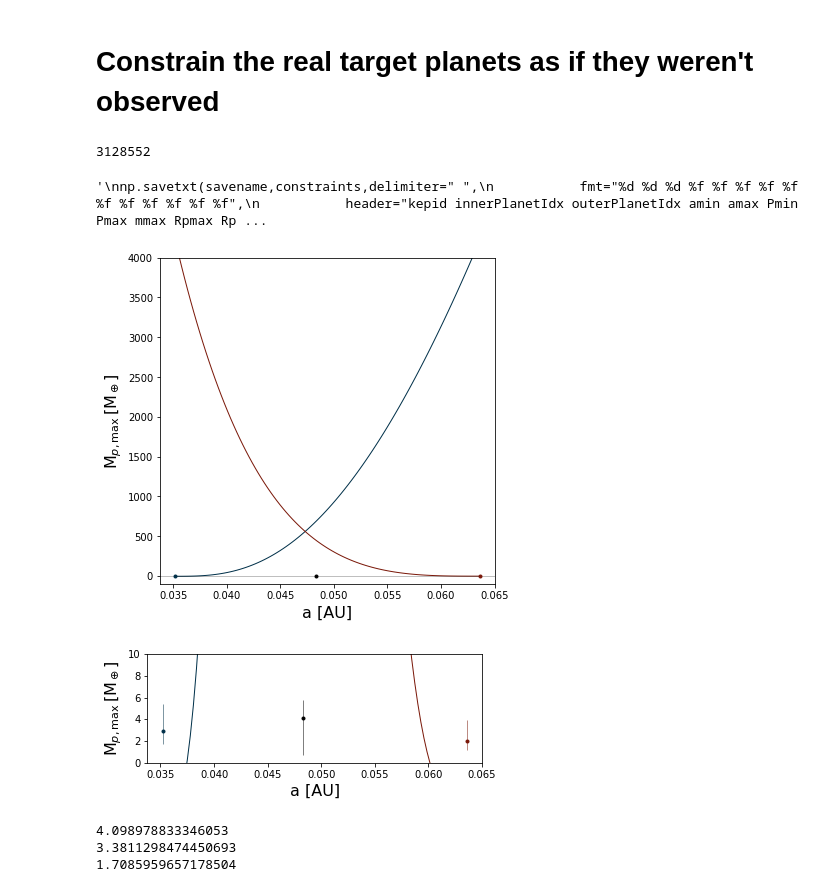
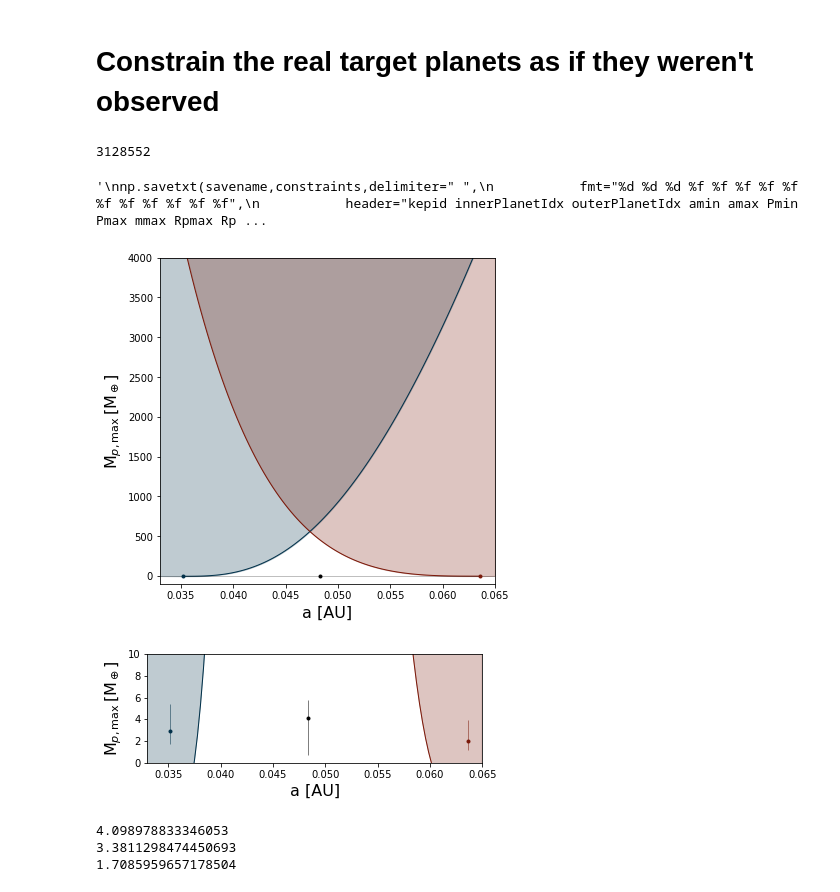
Before and after one commit to esandford/mmi-tagger, a Jupyter notebook: planettagger/constrainProperties.ipynb, the cells around one changed output. Cells and saved outputs as stored; diff of their text form; code cells hidden in the pictures.

Commit message:
shading in kepler-1073c plot

```diff
--- a/planettagger/constrainProperties.ipynb
+++ b/planettagger/constrainProperties.ipynb
@@ -379,8 +383,8 @@ kepids_toloop = unique_kepid
 savename = "./realPlanets_obs/realKOIs_targetConstraints.txt"
 
 
-#for ID in kepids_toloop[103:104]: for Kepler-1073c plot only!!
-for ID in kepids_toloop:
+for ID in kepids_toloop[103:104]: # for Kepler-1073c plot only!!
+#for ID in kepids_toloop:
     print(ID)
     thisSystem_mask = (kepids == ID)
     thisSystem_idxs = idxs[thisSystem_mask]
@@ -502,8 +506,8 @@ for ID in kepids_toloop:
 
         Mstar = KOIs['koi_smass'][thisSystem_idxs[0]] * 333030 # Earth masses
 
-        for j in range(0,count-2):
-        #for j in range(1): # for Kepler-1073c plot only!!
+        #for j in range(0,count-2):
+        for j in range(1): # for Kepler-1073c plot only!!
             constrainedPlanet = np.zeros((14))
             constrainedPlanet[0] = ID
             constrainedPlanet[1] = j+1
@@ -567,7 +571,7 @@ for ID in kepids_toloop:
             constrainedPlanet[12] = Rplus/Rstar
             constrainedPlanet[13] = Rminus/Rstar
 
-            '''
+
             #print(mmax/317.8)#jupiter masses---i.e. is this a meaningful constraint?
 
             fig = plt.figure(figsize=(6,6))
@@ -575,58 +579,75 @@ for ID in kepids_toloop:
             plt.errorbar(x=.0352,y=2.88,yerr=np.atleast_2d(np.array((1.15,2.49))).T,color='#003049',marker='.',capsize=0,elinewidth=0.5)
             plt.errorbar(x=.0636,y=2.0,yerr=np.atleast_2d(np.array((0.85,1.9))).T,color='#7a1809',marker='.',capsize=0,elinewidth=0.5)
 
+            a_allow_ext = np.concatenate((np.atleast_1d(np.array((0.03))),a_allow,np.atleast_1d(np.array((0.065)))))
+            mmax_frominner_ext = np.concatenate((np.atleast_1d(np.array((0.))),mmax_frominner,np.atleast_1d(np.array((mmax_frominner[-1])))))
+            mmax_fromouter_ext = np.concatenate((np.atleast_1d(np.array((mmax_fromouter[0]))),mmax_fromouter,np.atleast_1d(np.array((0.)))))
+
             plt.plot(a_allow,mmax_frominner,ls='-',color='#003049',lw=1)
             plt.plot(a_allow,mmax_fromouter,ls='-',color='#7a1809',lw=1)
+
+            plt.fill_between(a_allow_ext,mmax_frominner_ext,4000*np.ones_like(mmax_frominner_ext),color='#003049',alpha=0.25)
+            plt.fill_between(a_allow_ext,mmax_fromouter_ext,4000*np.ones_like(mmax_frominner_ext),color='#7a1809',alpha=0.25)
+
+            #plt.axvline(a_inner,color='#003049',ls=':')
+            #plt.axvline(a_outer,color='#7a1809',ls=':')
+            #plt.axvline(a_mmax,color='g',ls=':')
+
+            #plt.axhline(m_inner,color='b',ls=':')
+            #plt.axhline(m_outer,color='r',ls=':')
+            #plt.axhline(mmax,color='g',ls=':')
+            plt.axhline(0,color='k',ls='-',alpha=0.5,lw=0.5)
+
+            plt.xlabel(r"a [AU]",fontsize=16)
+            plt.ylabel(r"$\mathrm{M}_{p,\mathrm{max}}\, [\mathrm{M}_\oplus]$",fontsize=16)
+            #plt.title("system = {0}, inner idx = {1}, outer idx = {2}".format(ID,j,j+2))
+            plt.xlim(0.033,0.065)
+            plt.ylim(-100,4000)
+            #plt.show()
+            #plt.yscale("log")
+            plt.savefig("./kepler-1073c_constraints.pdf",fmt="pdf",bbox_inches="tight")
+            #plt.show()
+
+            fig = plt.figure(figsize=(6,2))
+            plt.errorbar(x=.0483,y=4.10,yerr=np.atleast_2d(np.array((3.38,1.71))).T,color='k',marker='.',capsize=0,elinewidth=0.5)
+            plt.errorbar(x=.0352,y=2.88,yerr=np.atleast_2d(np.array((1.15,2.49))).T,color='#003049',marker='.',capsize=0,elinewidth=0.5)
+            plt.errorbar(x=.0636,y=2.0,yerr=np.atleast_2d(np.array((0.85,1.9))).T,color='#7a1809',marker='.',capsize=0,elinewidth=0.5)
+
+            plt.plot(a_allow,mmax_frominner,ls='-',color='#003049',lw=1)
+            plt.plot(a_allow,mmax_fromouter,ls='-',color='#7a1809',lw=1)
+
+            plt.fill_between(a_allow_ext,mmax_frominner_ext,4000*np.ones_like(mmax_frominner_ext),color='#003049',alpha=0.25)
+            plt.fill_between(a_allow_ext,mmax_fromouter_ext,4000*np.ones_like(mmax_frominner_ext),color='#7a1809',alpha=0.25)
+
             #plt.axvline(a_inner,color='#003049',ls=':')
             #plt.axvline(a_outer,color='#7a1809',ls=':')
             #plt.axvline(a_mmax,color='g',ls=':')
 
             #plt.axhline(m_inner,color='b',ls=':')
             #plt.axhline(m_outer,color='r',ls=':')
             #plt.axhline(mmax,color='g',ls=':')
             plt.axhline(0,color='k',ls='-',alpha=0.5,lw=0.5)
             plt.xlabel(r"a [AU]",fontsize=16)
             plt.ylabel(r"$\mathrm{M}_{p,\mathrm{max}}\, [\mathrm{M}_\oplus]$",fontsize=16)
             #plt.title("system = {0}, inner idx = {1}, outer idx = {2}".format(ID,j,j+2))
-            plt.ylim(-100,4000)
-            #plt.show()
-            plt.savefig("./kepler-1073c_constraints.pdf",fmt="pdf",bbox_inches="tight")
-
-            fig = plt.figure(figsize=(6,2))
-            plt.errorbar(x=.0483,y=4.10,yerr=np.atleast_2d(np.array((3.38,1.71))).T,color='k',marker='.',capsize=0,elinewidth=0.5)
-            plt.errorbar(x=.0352,y=2.88,yerr=np.atleast_2d(np.array((1.15,2.49))).T,color='#003049',marker='.',capsize=0,elinewidth=0.5)
-            plt.errorbar(x=.0636,y=2.0,yerr=np.atleast_2d(np.array((0.85,1.9))).T,color='#7a1809',marker='.',capsize=0,elinewidth=0.5)
-
-            plt.plot(a_allow,mmax_frominner,ls='-',color='#003049',lw=1)
-            plt.plot(a_allow,mmax_fromouter,ls='-',color='#7a1809',lw=1)
-            #plt.axvline(a_inner,color='#003049',ls=':')
-            #plt.axvline(a_outer,color='#7a1809',ls=':')
-            #plt.axvline(a_mmax,color='g',ls=':')
-
-            #plt.axhline(m_inner,color='b',ls=':')
-            #plt.axhline(m_outer,color='r',ls=':')
-            #plt.axhline(mmax,color='g',ls=':')
-            plt.axhline(0,color='k',ls='-',alpha=0.5,lw=0.5)
-            plt.xlabel(r"a [AU]",fontsize=16)
-            plt.ylabel(r"$\mathrm{M}_{p,\mathrm{max}}\, [\mathrm{M}_\oplus]$",fontsize=16)
-            #plt.title("system = {0}, inner idx = {1}, outer idx = {2}".format(ID,j,j+2))
+            plt.xlim(0.033,0.065)
             plt.ylim(0,10)
             #plt.show()
             plt.savefig("./kepler-1073c_constraints_zoom.pdf",fmt="pdf",bbox_inches="tight")
-            '''
+
 
             constraints = np.vstack((constraints,constrainedPlanet))
 constraints = constraints[1:]
 """
 np.savetxt(savename,constraints,delimiter=" ",
            fmt="%d %d %d %f %f %f %f %f %f %f %f %f %f %f",
            header="kepid innerPlanetIdx outerPlanetIdx amin amax Pmin Pmax mmax Rpmax Rpmax_uerr Rpmax_lerr rormax rormax_uerr rormax_lerr")
 """
 # %% [output]
 3128552
 '\nnp.savetxt(savename,constraints,delimiter=" ",\n           fmt="%d %d %d %f %f %f %f %f %f %f %f %f %f %f",\n           header="kepid innerPlanetIdx outerPlanetIdx amin amax Pmin Pmax mmax Rpmax Rp ...
-[figure, old version]
+[figure, new version]
-[figure, old version]
+[figure, new version]
 # %%
 r_mean = 1.79
 r_sigma = 0.3
```
Also changed, not shown: parts of 1 cell of this notebook, 2 other files.
